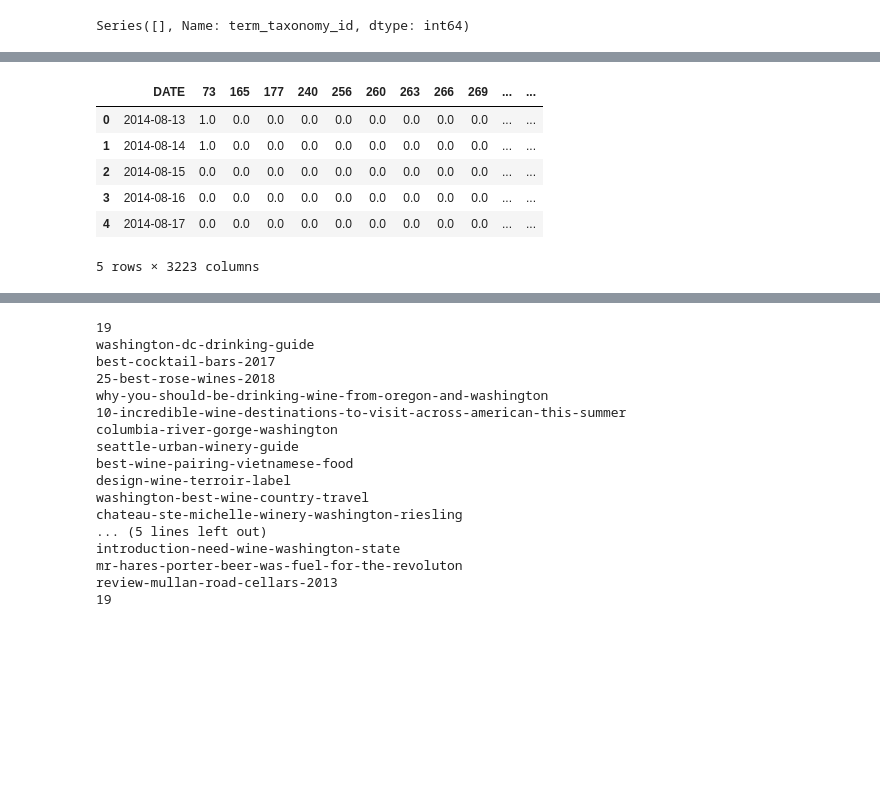
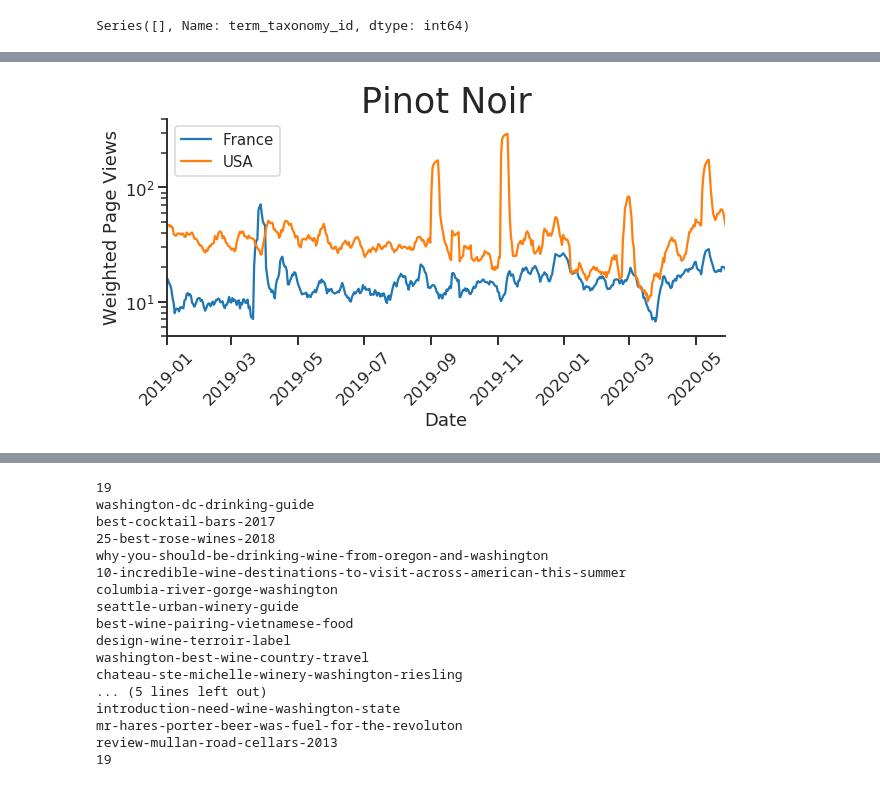
Before and after one commit to JocelynF/WineRegions, a Jupyter notebook: Testing Page Weights.ipynb, the cells around one changed output, grey strips where cells are left out. Cells and saved outputs as stored; diff of their text form; code cells hidden in the pictures; blank space fills up the shorter version.

```diff
--- a/Testing Page Weights.ipynb
+++ b/Testing Page Weights.ipynb
@@ -277,10 +158,4 @@ pageviews = pageviews.rename(columns = {'Unnamed: 0':'DATE'})
-# %%
-pageviews.head()
-# %% [output]
-|  | DATE | 73 | 165 | 177 | 240 | 256 | 260 | 263 | 266 | 269 | ... | ... |
-| 0 | 2014-08-13 | 1.0 | 0.0 | 0.0 | 0.0 | 0.0 | 0.0 | 0.0 | 0.0 | 0.0 | ... | ... |
-| 1 | 2014-08-14 | 1.0 | 0.0 | 0.0 | 0.0 | 0.0 | 0.0 | 0.0 | 0.0 | 0.0 | ... | ... |
-| 2 | 2014-08-15 | 0.0 | 0.0 | 0.0 | 0.0 | 0.0 | 0.0 | 0.0 | 0.0 | 0.0 | ... | ... |
-| 3 | 2014-08-16 | 0.0 | 0.0 | 0.0 | 0.0 | 0.0 | 0.0 | 0.0 | 0.0 | 0.0 | ... | ... |
-| 4 | 2014-08-17 | 0.0 | 0.0 | 0.0 | 0.0 | 0.0 | 0.0 | 0.0 | 0.0 | 0.0 | ... | ... |
-5 rows × 3223 columns
+# %%
+pinot_unfilt = pd.read_csv('PinotUnfilt.csv', parse_dates = ['DATE'])
+
+pinot_filt = pd.read_csv('PinotFilt.csv', parse_dates = ['DATE'])
@@ -286,0 +164,28 @@ pageviews.head()
+# %%
+plt.figure(figsize =(10,4))
+
+#plt.plot(pinot_filt['DATE'],pinot_filt['UNITED STATES'].rolling(window=7).mean())
+#plt.plot(pinot_filt['DATE'],pinot_filt['FRANCE'].rolling(window=7).mean())
+plt.plot(pinot_filt['DATE'],pinot_filt['FRANCE'].rolling(window=7).mean())
+plt.plot(pinot_filt['DATE'],pinot_filt['UNITED STATES'].rolling(window=7).mean())
+#plt.plot(pinot_filt['DATE'],pinot_filt['CHILE'].rolling(window=7).mean())
+#plt.plot(pinot_filt['DATE'],pinot_filt['ENGLAND'].rolling(window=7).mean())
+#plt.plot(pinot_filt['DATE'],pinot_filt['FRANCE'].rolling(window=7).mean())
+
+# plt.plot(views['DATE'],views[''])
+plt.yscale('log')
+plt.ylim([5,400])
+#plt.xlim([500,2000])
+dstart = datetime.datetime(2019,1,1)
+dstop = datetime.datetime(2020,5,28)
+plt.legend(['France', 'USA', 'Chile'], fontsize = 15)
+plt.xlim([dstart, dstop])
+plt.xticks(rotation = 45)
+plt.ylabel('Weighted Page Views')
+plt.xlabel('Date')
+plt.title('Pinot Noir', fontsize = 35)
+#plt.grid()
+sns.despine()
+plt.show()
+# %% [output]
+[figure, added]
```
Also changed, not shown: parts of 36 cells of this notebook, 2 other files.
